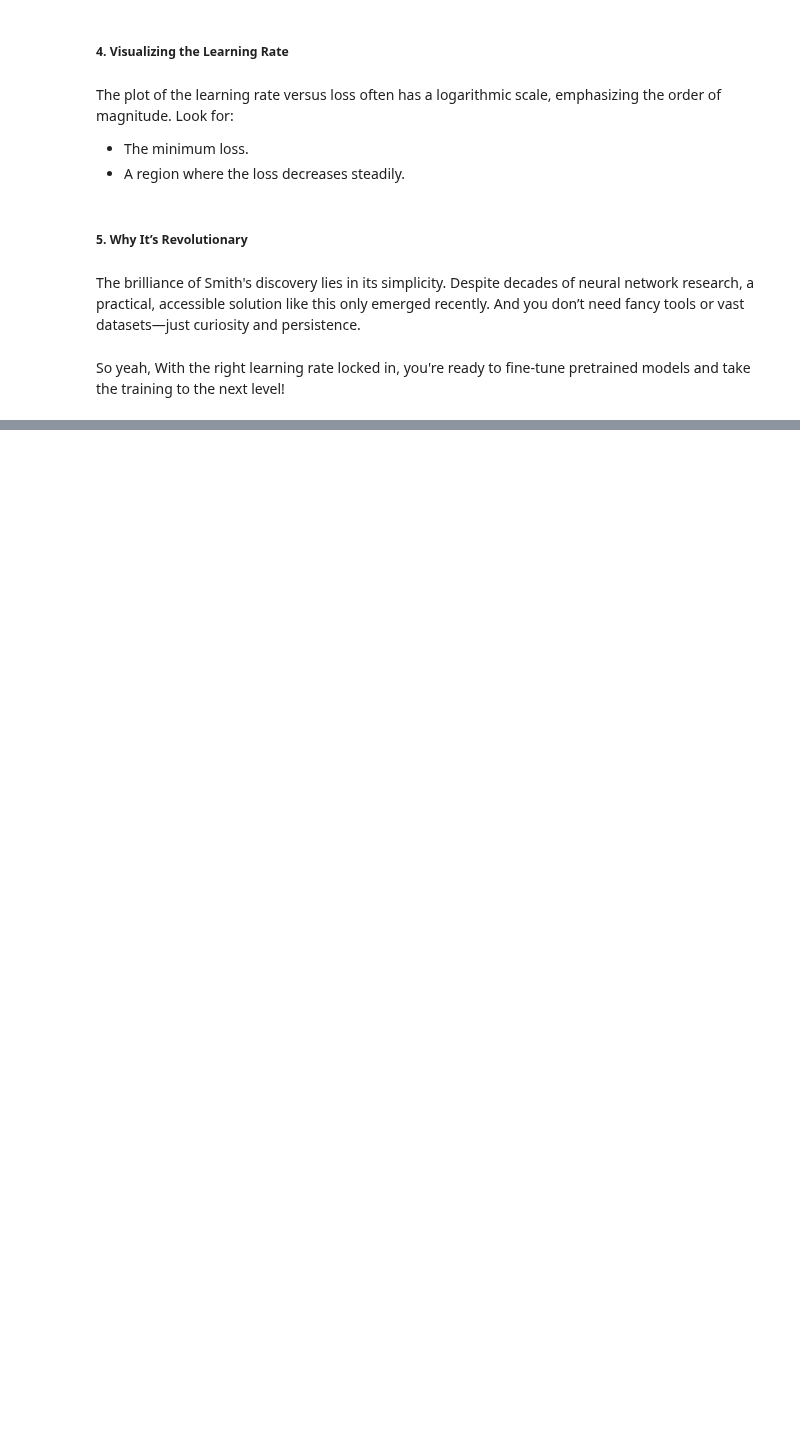
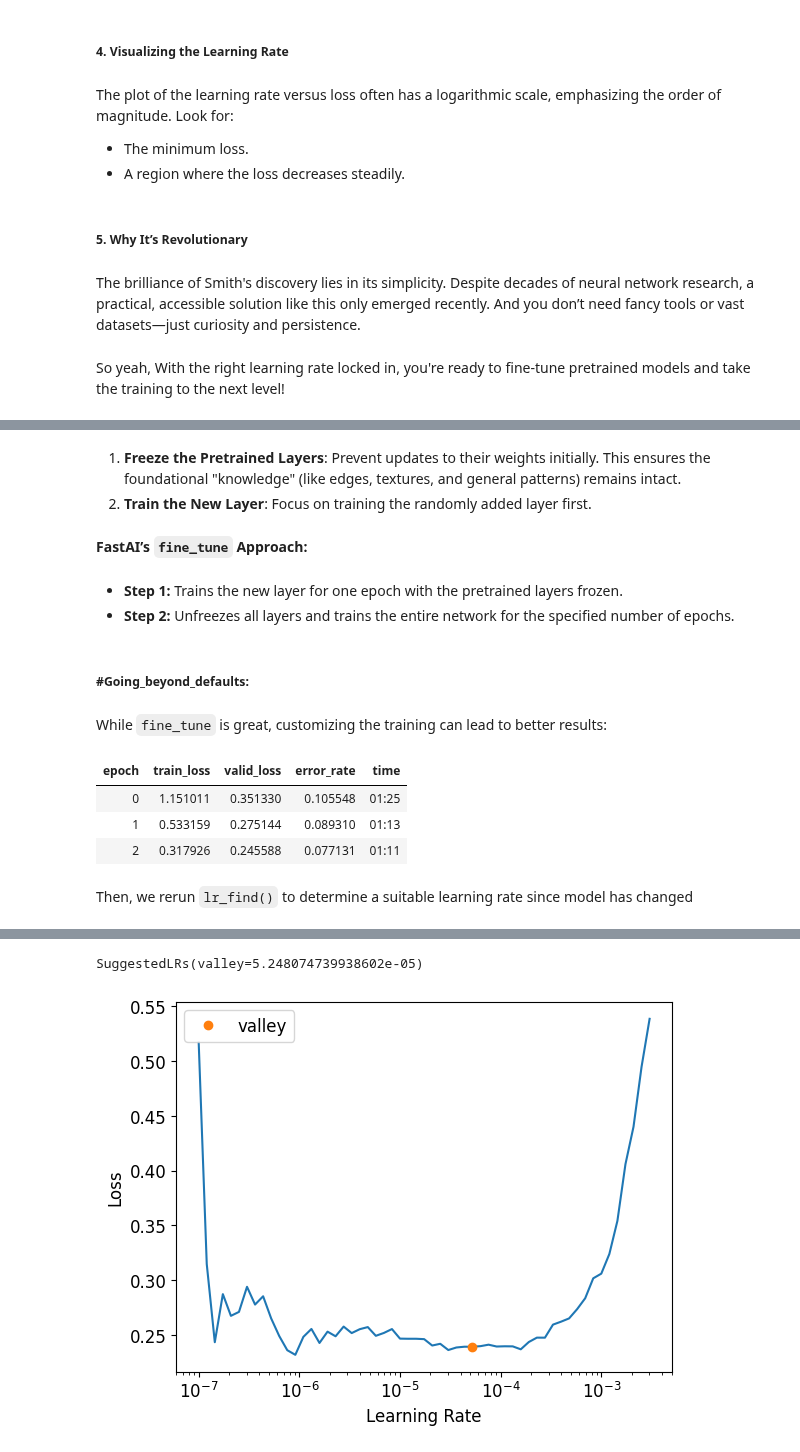
Before and after one commit to Firojpaudel/Machine-Learning-Notes, a Jupyter notebook: Practical Deep Learning For Coders/Chapter_5.ipynb, the cells around one changed output, grey strips where cells are left out. Drawn from its saved outputs; the diff is of its cells as text; code cells hidden in the pictures; blank space fills up the shorter version.

````diff
--- a/Practical Deep Learning For Coders/Chapter_5.ipynb
+++ b/Practical Deep Learning For Coders/Chapter_5.ipynb
@@ -526,0 +549,22 @@ So yeah, With the right learning rate locked in, you're ready to fine-tune pretr
+# %% [markdown]
+1. **Freeze the Pretrained Layers**: Prevent updates to their weights initially. This ensures the foundational "knowledge" (like edges, textures, and general patterns) remains intact.
+2. **Train the New Layer**: Focus on training the randomly added layer first.
+# %% [markdown]
+**FastAI’s ```fine_tune``` Approach:**
+# %% [markdown]
+- **Step 1:** Trains the new layer for one epoch with the pretrained layers frozen.
+- **Step 2:** Unfreezes all layers and trains the entire network for the specified number of epochs.
+# %% [markdown]
+##### \#Going_beyond_defaults:
+# %% [markdown]
+While ```fine_tune``` is great, customizing the training can lead to better results:
+# %%
+##@ Training the new layer for several epochs manually using fit_one_cycle
+
+learn = vision_learner(dls, resnet34, metrics=error_rate)
+learn.fit_one_cycle(3, 3e-3)
+# %% [output]
+| epoch | train_loss | valid_loss | error_rate | time |
+| 0 | 1.151011 | 0.351330 | 0.105548 | 01:25 |
+| 1 | 0.533159 | 0.275144 | 0.089310 | 01:13 |
+| 2 | 0.317926 | 0.245588 | 0.077131 | 01:11 |
@@ -526,0 +575,5 @@ So yeah, With the right learning rate locked in, you're ready to fine-tune pretr
+# %% [markdown]
+Then, we rerun ```lr_find()``` to determine a suitable learning rate since model has changed
+# %%
+learn.lr_find()
+# %% [output]
@@ -526,0 +581,2 @@ So yeah, With the right learning rate locked in, you're ready to fine-tune pretr
+SuggestedLRs(valley=5.248074739938602e-05)
+[figure, added]
````
Also changed, not shown: parts of 46 cells of this notebook.
